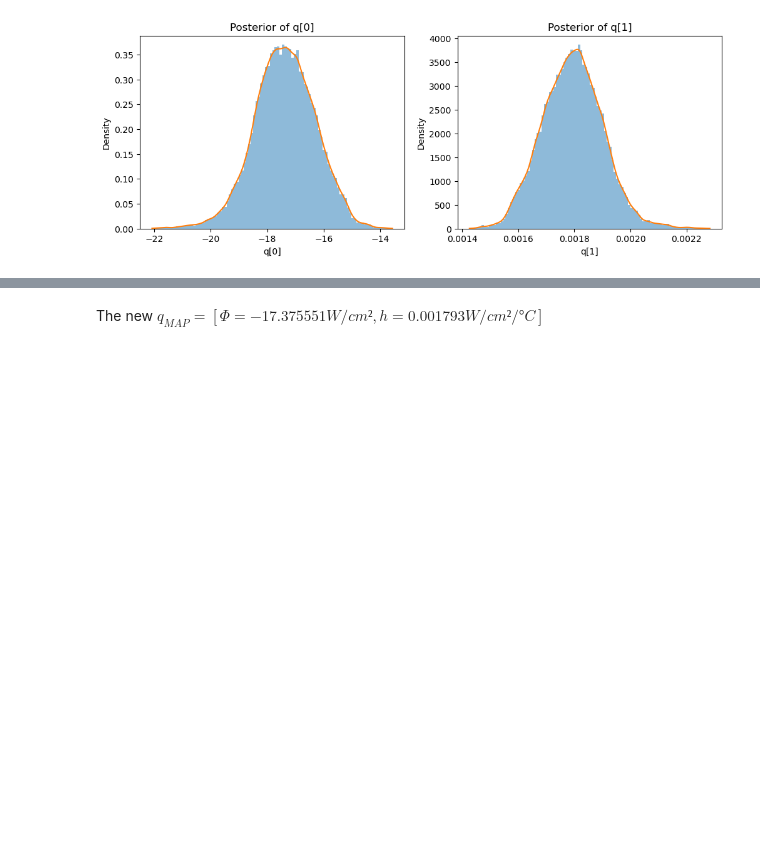
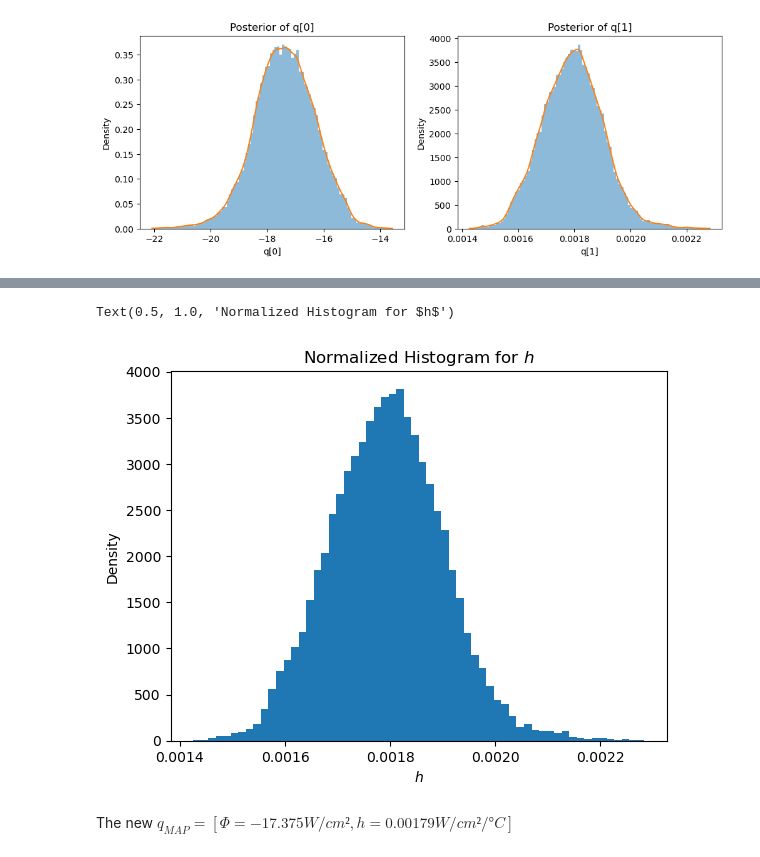
Before and after one commit to rx9933/ase379l, a Jupyter notebook: hw6/p1.ipynb, the cells around one changed output, grey strips where cells are left out. Saved outputs shown, nothing was run; the diff lists cells and outputs as text; code cells hidden in the pictures; blank space fills up the shorter version.

```diff
--- a/hw6/p1.ipynb
+++ b/hw6/p1.ipynb
@@ -246,2 +280,11 @@ for i in range(2):
+# %%
+
+plt.hist(samples[:,1], density = True, bins = 60)
+plt.xlabel(r"$h$")
+plt.ylabel(r"Density")
+plt.title(r"Normalized Histogram for $h$")
+# %% [output]
+Text(0.5, 1.0, 'Normalized Histogram for $h$')
+[figure, added]
 # %% [markdown]
-The new $q_{MAP} = [Φ = -17.375551 W/cm², h = 0.001793 W/cm²/°C]$
+The new $q_{MAP} = [Φ = -17.375 W/cm², h = 0.00179 W/cm²/°C]$
```
Also changed, not shown: parts of 4 cells of this notebook, 4 other files.
